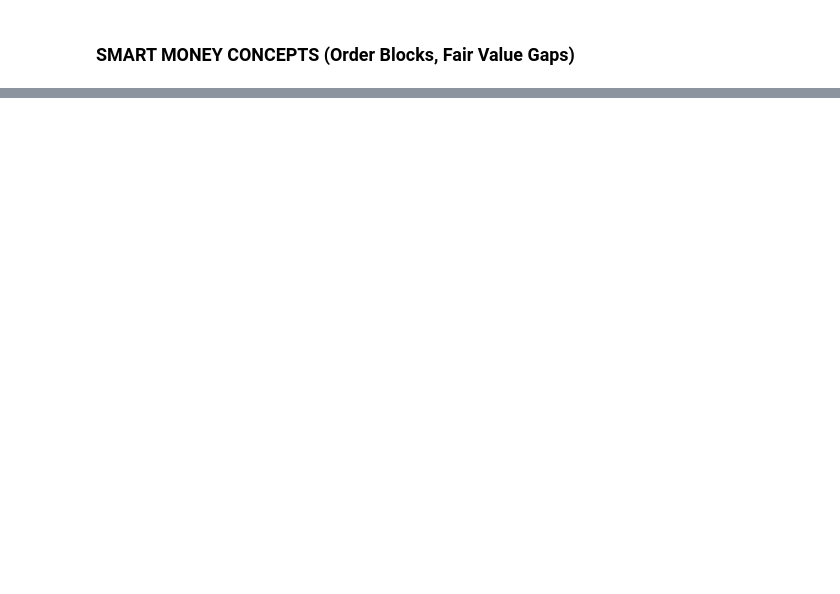
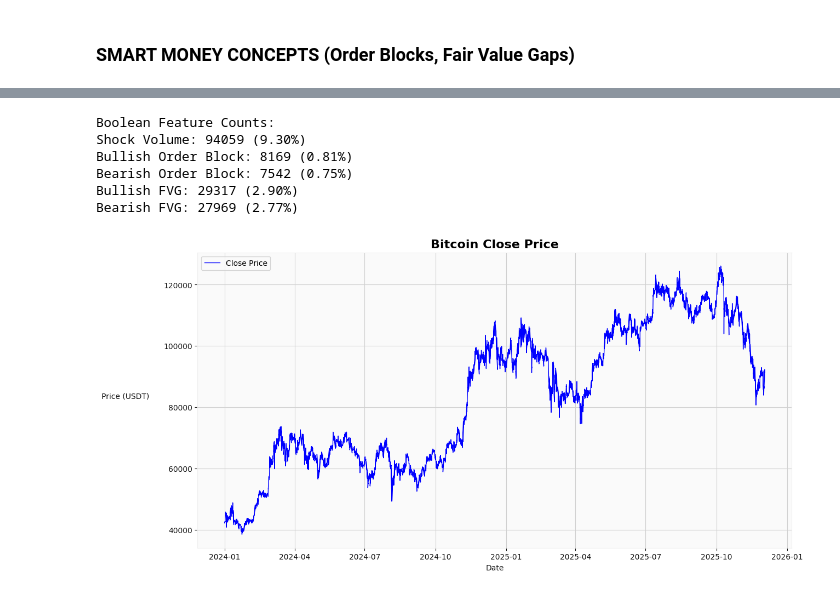
Before and after one commit to Bui-Minh-Quan/Data-Mining-Project, a Jupyter notebook: Notebooks/numerical_data_mining.ipynb, the cells around one changed output, grey strips where cells are left out. Drawn from its saved outputs; the diff is of its cells as text; code cells hidden in the pictures; blank space fills up the shorter version.

```diff
--- a/Notebooks/numerical_data_mining.ipynb
+++ b/Notebooks/numerical_data_mining.ipynb
@@ -483,0 +603,40 @@ print(df_clean.reset_index()[cols].tail(10))
+# %%
+# Boolean/Signal Frequency
+bool_cols = ['is_shock_vol', 'is_bullish_ob', 'is_bearish_ob', 'is_fvg_bullish', 'is_fvg_bearish']
+bool_cols_rename = {
+    'is_shock_vol': 'Shock Volume',
+    'is_bullish_ob': 'Bullish Order Block',
+    'is_bearish_ob': 'Bearish Order Block',
+    'is_fvg_bullish': 'Bullish FVG',
+    'is_fvg_bearish': 'Bearish FVG'
+}
+
+bool_summary = {col: df_featured[col].sum() for col in bool_cols}
+total = len(df_featured)
+print("\nBoolean Feature Counts:")
+for col, count in bool_summary.items():
+    print(f"{bool_cols_rename[col]}: {count} ({(count/total)*100:.2f}%)")
+# %% [output]
+Boolean Feature Counts:
+Shock Volume: 94059 (9.30%)
+Bullish Order Block: 8169 (0.81%)
+Bearish Order Block: 7542 (0.75%)
+Bullish FVG: 29317 (2.90%)
+Bearish FVG: 27969 (2.77%)
+# %%
+# remove rows with nah values in "rsi_14" and "atr_14"
+df_featured = df_featured.dropna(subset=['rsi_14', 'atr_14'])
+# Save to csv file
+df_featured.to_csv("Data/bitcoin_data_feature_engineered.csv", index=True)
+# %%
+# visualize the close prices of df
+plt.figure(figsize=(14, 7))
+plt.plot(df_featured.index, df_featured['close'], label='Close Price', color='blue', linewidth=1)
+
+plt.title('Bitcoin Close Price', fontsize=16, weight='bold')
+plt.xlabel('Date')
+plt.ylabel('Price (USDT)', rotation=0, labelpad=50)
+plt.legend()
+plt.show()
+# %% [output]
+[figure, added]
```
Also changed, not shown: parts of 24 cells of this notebook.
